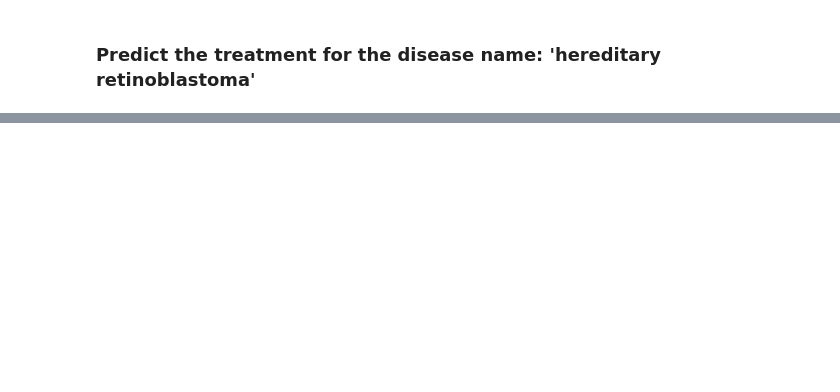
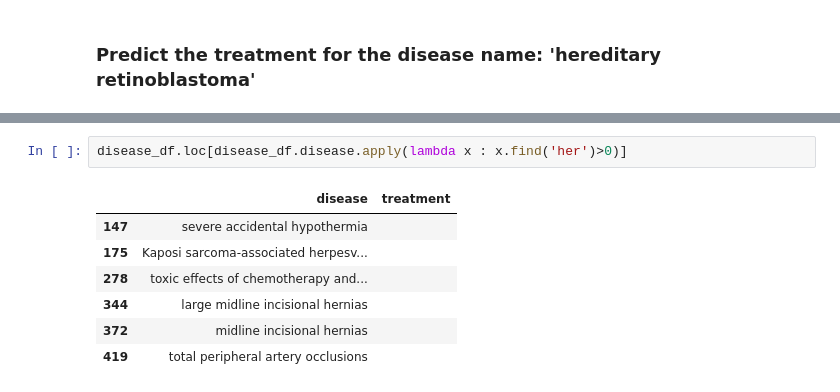
Before and after one commit to rramchan12/Identifying-Healthcare-Data-using-NER-and-CRF, a Jupyter notebook: Assignment.ipynb, the cells around one changed output, grey strips where cells are left out. Saved outputs shown, nothing was run; the diff lists cells and outputs as text; blank space fills up the shorter version.

```diff
--- a/Assignment.ipynb
+++ b/Assignment.ipynb
@@ -543,0 +594,10 @@ Name: cancers, dtype: object
+# %%
+disease_df.loc[disease_df.disease.apply(lambda x : x.find('her')>0)]
+# %% [output]
+|  | disease | treatment |
+| 147 | severe accidental hypothermia |  |
+| 175 | Kaposi sarcoma-associated herpesv... |  |
+| 278 | toxic effects of chemotherapy and... |  |
+| 344 | large midline incisional hernias |  |
+| 372 | midline incisional hernias |  |
+| 419 | total peripheral artery occlusions |  |
```
Also changed, not shown: parts of 15 cells of this notebook.
